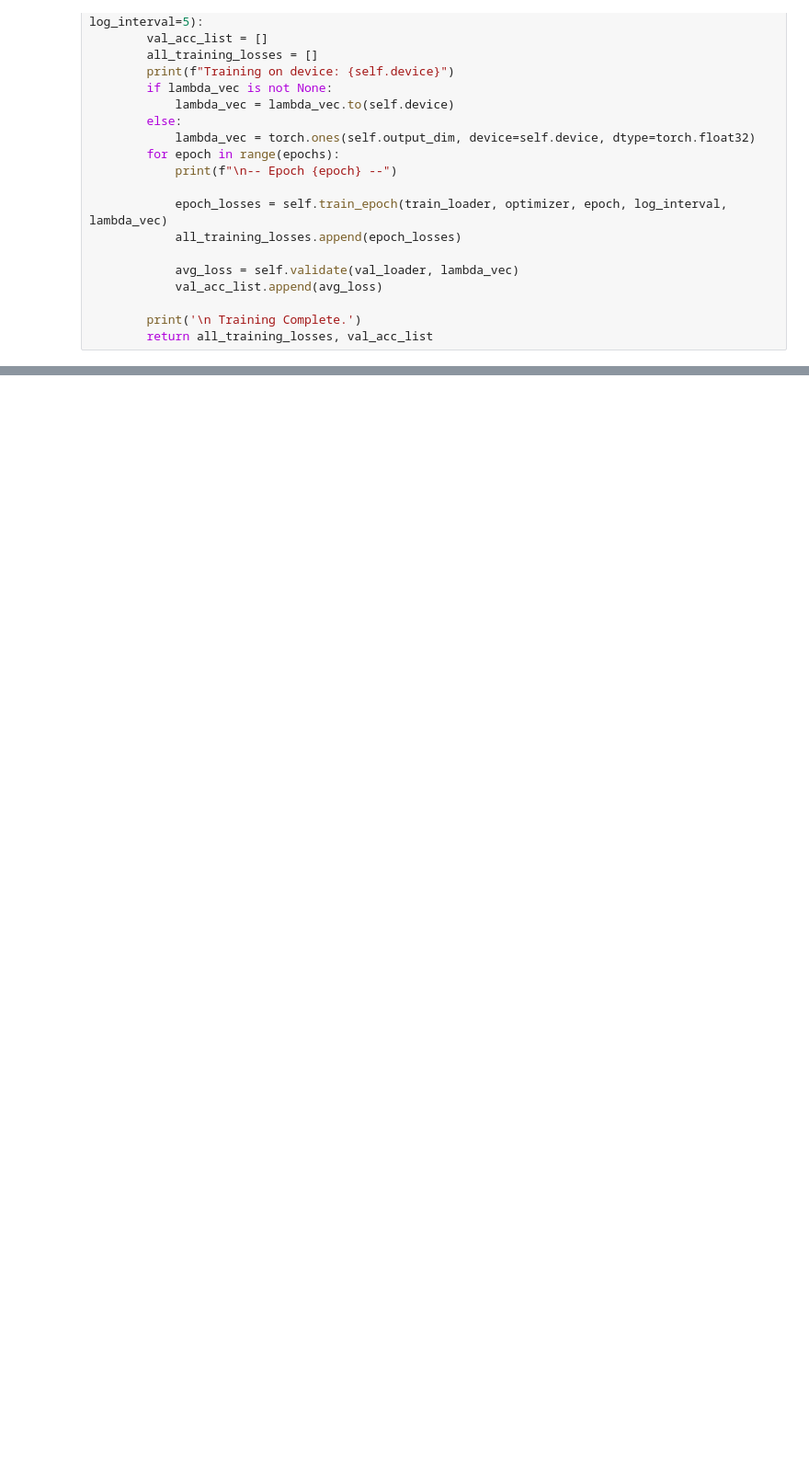
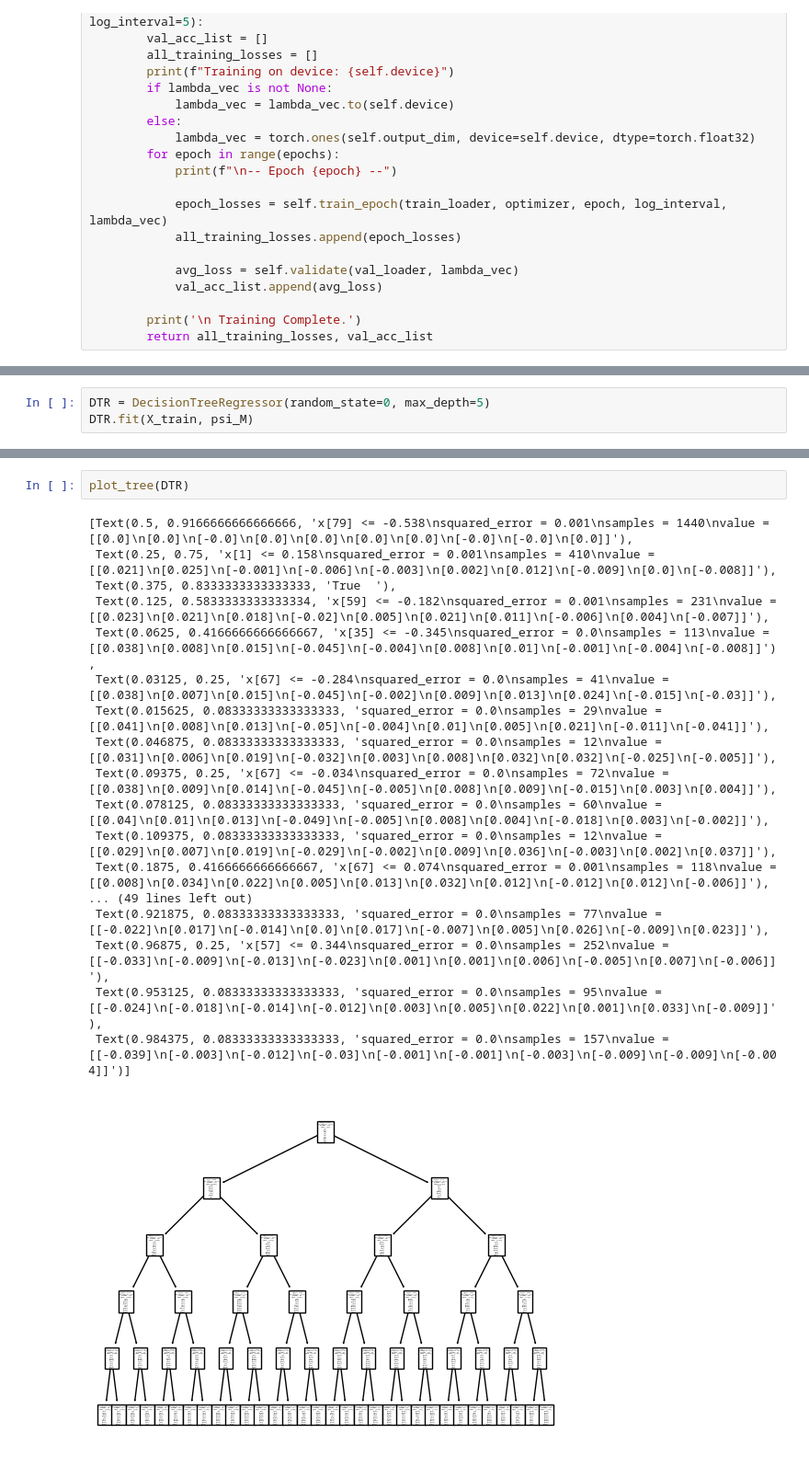
Before and after one commit to binhducvu/Soft-Decision-Tree, a Jupyter notebook: new_idea.ipynb, the cells around one changed output, grey strips where cells are left out. Shown at 92% size. Cells and saved outputs as stored; diff of their text form; blank space fills up the shorter version.

```diff
--- a/new_idea.ipynb
+++ b/new_idea.ipynb
@@ -212,0 +215,3 @@ accuracy_score(results_train, y_train)
+# %%
+DTR = DecisionTreeRegressor(random_state=0, max_depth=5)
+DTR.fit(X_train, psi_M)
@@ -212,0 +228,21 @@ accuracy_score(results_train, y_train)
+# %%
+plot_tree(DTR)
+# %% [output]
+[Text(0.5, 0.9166666666666666, 'x[79] <= -0.538\nsquared_error = 0.001\nsamples = 1440\nvalue = [[0.0]\n[0.0]\n[-0.0]\n[0.0]\n[0.0]\n[0.0]\n[0.0]\n[-0.0]\n[-0.0]\n[0.0]]'),
+ Text(0.25, 0.75, 'x[1] <= 0.158\nsquared_error = 0.001\nsamples = 410\nvalue = [[0.021]\n[0.025]\n[-0.001]\n[-0.006]\n[-0.003]\n[0.002]\n[0.012]\n[-0.009]\n[0.0]\n[-0.008]]'),
+ Text(0.375, 0.8333333333333333, 'True  '),
+ Text(0.125, 0.5833333333333334, 'x[59] <= -0.182\nsquared_error = 0.001\nsamples = 231\nvalue = [[0.023]\n[0.021]\n[0.018]\n[-0.02]\n[0.005]\n[0.021]\n[0.011]\n[-0.006]\n[0.004]\n[-0.007]]'),
+ Text(0.0625, 0.4166666666666667, 'x[35] <= -0.345\nsquared_error = 0.0\nsamples = 113\nvalue = [[0.038]\n[0.008]\n[0.015]\n[-0.045]\n[-0.004]\n[0.008]\n[0.01]\n[-0.001]\n[-0.004]\n[-0.008]]'),
+ Text(0.03125, 0.25, 'x[67] <= -0.284\nsquared_error = 0.0\nsamples = 41\nvalue = [[0.038]\n[0.007]\n[0.015]\n[-0.045]\n[-0.002]\n[0.009]\n[0.013]\n[0.024]\n[-0.015]\n[-0.03]]'),
+ Text(0.015625, 0.08333333333333333, 'squared_error = 0.0\nsamples = 29\nvalue = [[0.041]\n[0.008]\n[0.013]\n[-0.05]\n[-0.004]\n[0.01]\n[0.005]\n[0.021]\n[-0.011]\n[-0.041]]'),
+ Text(0.046875, 0.08333333333333333, 'squared_error = 0.0\nsamples = 12\nvalue = [[0.031]\n[0.006]\n[0.019]\n[-0.032]\n[0.003]\n[0.008]\n[0.032]\n[0.032]\n[-0.025]\n[-0.005]]'),
+ Text(0.09375, 0.25, 'x[67] <= -0.034\nsquared_error = 0.0\nsamples = 72\nvalue = [[0.038]\n[0.009]\n[0.014]\n[-0.045]\n[-0.005]\n[0.008]\n[0.009]\n[-0.015]\n[0.003]\n[0.004]]'),
+ Text(0.078125, 0.08333333333333333, 'squared_error = 0.0\nsamples = 60\nvalue = [[0.04]\n[0.01]\n[0.013]\n[-0.049]\n[-0.005]\n[0.008]\n[0.004]\n[-0.018]\n[0.003]\n[-0.002]]'),
+ Text(0.109375, 0.08333333333333333, 'squared_error = 0.0\nsamples = 12\nvalue = [[0.029]\n[0.007]\n[0.019]\n[-0.029]\n[-0.002]\n[0.009]\n[0.036]\n[-0.003]\n[0.002]\n[0.037]]'),
+ Text(0.1875, 0.4166666666666667, 'x[67] <= 0.074\nsquared_error = 0.001\nsamples = 118\nvalue = [[0.008]\n[0.034]\n[0.022]\n[0.005]\n[0.013]\n[0.032]\n[0.012]\n[-0.012]\n[0.012]\n[-0.006]]'),
+... (49 lines left out)
+ Text(0.921875, 0.08333333333333333, 'squared_error = 0.0\nsamples = 77\nvalue = [[-0.022]\n[0.017]\n[-0.014]\n[0.0]\n[0.017]\n[-0.007]\n[0.005]\n[0.026]\n[-0.009]\n[0.023]]'),
+ Text(0.96875, 0.25, 'x[57] <= 0.344\nsquared_error = 0.0\nsamples = 252\nvalue = [[-0.033]\n[-0.009]\n[-0.013]\n[-0.023]\n[0.001]\n[0.001]\n[0.006]\n[-0.005]\n[0.007]\n[-0.006]]'),
+ Text(0.953125, 0.08333333333333333, 'squared_error = 0.0\nsamples = 95\nvalue = [[-0.024]\n[-0.018]\n[-0.014]\n[-0.012]\n[0.003]\n[0.005]\n[0.022]\n[0.001]\n[0.033]\n[-0.009]]'),
+ Text(0.984375, 0.08333333333333333, 'squared_error = 0.0\nsamples = 157\nvalue = [[-0.039]\n[-0.003]\n[-0.012]\n[-0.03]\n[-0.001]\n[-0.001]\n[-0.003]\n[-0.009]\n[-0.009]\n[-0.004]]')]
+[figure, added]
```
Also changed, not shown: parts of 13 cells of this notebook.
